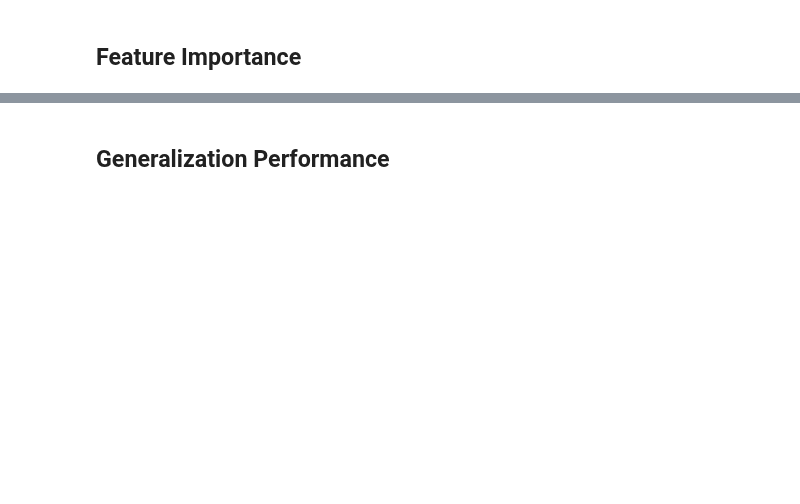
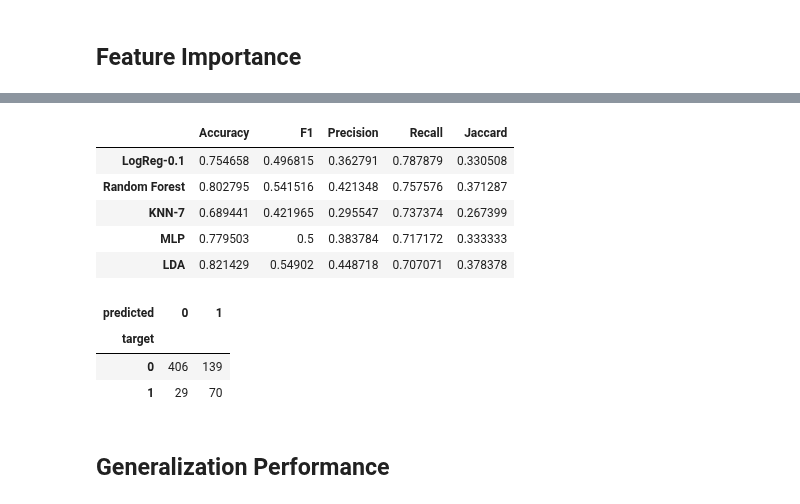
Before and after one commit to zivkovicbogdana/breast-cancer-prediction, a Jupyter notebook: analysis.ipynb, the cells around one changed output, grey strips where cells are left out. Saved outputs shown, nothing was run; the diff lists cells and outputs as text; code cells hidden in the pictures; blank space fills up the shorter version.

Commit message:
Added neural networks

```diff
--- a/analysis.ipynb
+++ b/analysis.ipynb
@@ -408,0 +455,31 @@ var_imp.sort_values(by='importance').plot.barh(figsize=(8,8),
+# %%
+from sklearn.neural_network import MLPClassifier
+
+
+model_nnet = MLPClassifier(hidden_layer_sizes=[2,2,2],
+                           alpha=0,
+                           activation='logistic',
+                           max_iter=100000,
+                           solver='lbfgs',random_state=42)
+
+
+trc = GridSearchCV(estimator=model_nnet,
+                   scoring='recall',
+                   param_grid={'hidden_layer_sizes': sizes,
+                              'alpha': decays},
+                   cv=5,
+                   return_train_score=True,
+                   refit='recall')
+
+
+# Fit the GridSearchCV object to the data
+trc.fit(X_train, y_train)
+
+# Print the best parameters found by GridSearchCV
+print("Best Parameters:", trc.best_params_)
+
+# Print the best score found by GridSearchCV
+print("Best Score:", trc.best_score_)
+
+# Get the best model found by GridSearchCV
+best_mlpmodel = trc.best_estimator_
@@ -409,3 +507,23 @@ var_imp.sort_values(by='importance').plot.barh(figsize=(8,8),
+# %%
+y_pred_mlp = best_mlpmodel.predict(X_val)
+results_df.loc['MLP', :] = compute_metrics(y_val, y_pred_mlp)
+
+results_df.sort_values(by='Recall', ascending=False)
+# %% [output]
+|  | Accuracy | F1 | Precision | Recall | Jaccard |
+| LogReg-0.1 | 0.754658 | 0.496815 | 0.362791 | 0.787879 | 0.330508 |
+| Random Forest | 0.802795 | 0.541516 | 0.421348 | 0.757576 | 0.371287 |
+| KNN-7 | 0.689441 | 0.421965 | 0.295547 | 0.737374 | 0.267399 |
+| MLP | 0.779503 | 0.5 | 0.383784 | 0.717172 | 0.333333 |
+| LDA | 0.821429 | 0.54902 | 0.448718 | 0.707071 | 0.378378 |
+# %%
+# Confusion Matrix
+confusion(y_val, y_pred_mlp)
+# %% [output]
+| predicted | 0 | 1 |
+| target |  |  |
+| 0 | 406 | 139 |
+| 1 | 29 | 70 |
 # %% [markdown]
 ## Generalization Performance
 # %%
```
Also changed, not shown: parts of 21 cells of this notebook.
